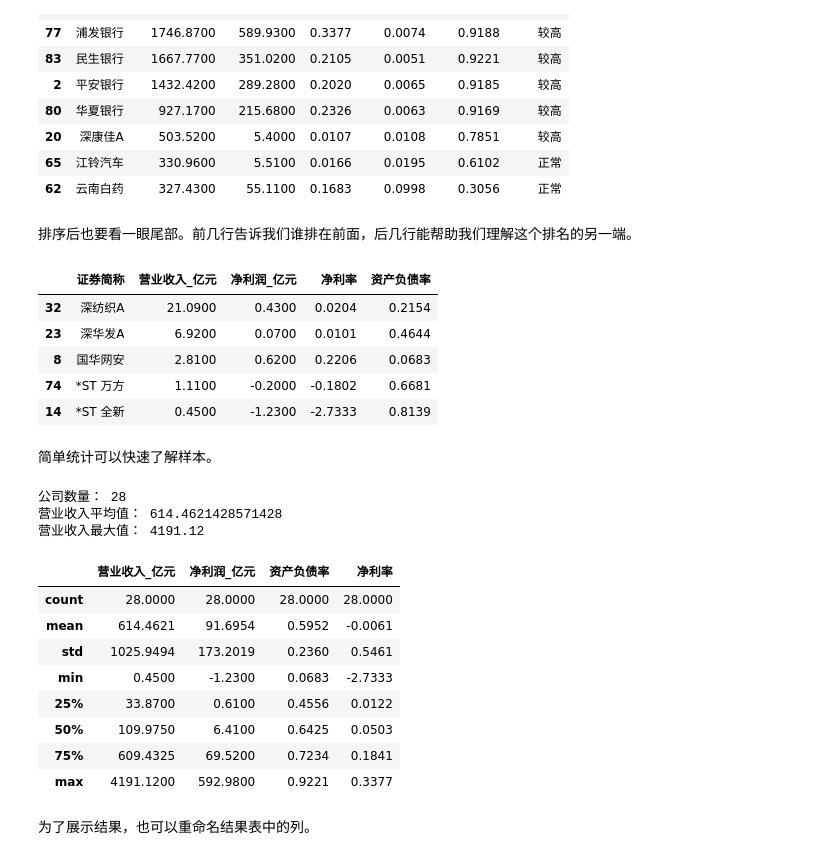
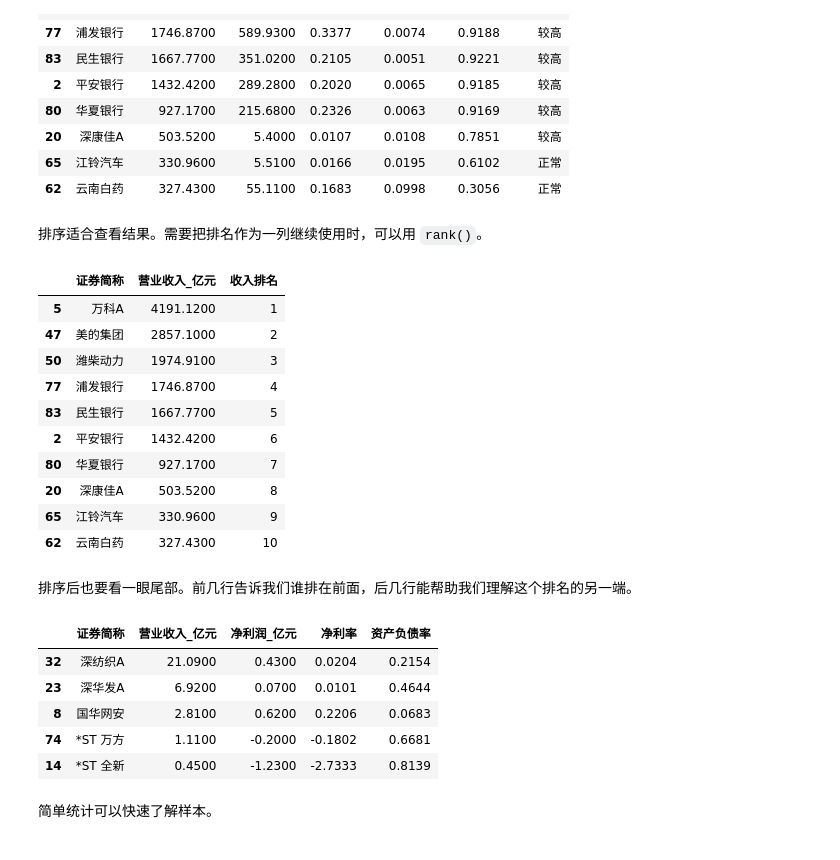
Before and after one commit to itsaquestion/py4ss_v4, a Jupyter notebook: 新章节编辑/pandas/pandas_finance_to_analysis.ipynb, the cells around one changed output. Drawn from its saved outputs; the diff is of its cells as text; code cells hidden in the pictures.

```diff
--- a/新章节编辑/pandas/pandas_finance_to_analysis.ipynb
+++ b/新章节编辑/pandas/pandas_finance_to_analysis.ipynb
@@ -316,41 +316,40 @@ finance_2020_rank[[
 | 65 | 江铃汽车 | 330.9600 | 5.5100 | 0.0166 | 0.0195 | 0.6102 | 正常 |
 | 62 | 云南白药 | 327.4300 | 55.1100 | 0.1683 | 0.0998 | 0.3056 | 正常 |
 # %% [markdown]
-排序后也要看一眼尾部。前几行告诉我们谁排在前面，后几行能帮助我们理解这个排名的另一端。
+排序适合查看结果。需要把排名作为一列继续使用时，可以用 `rank()`。
 # %%
-finance_2020_rank[[
-    "证券简称", "营业收入_亿元", "净利润_亿元", "净利率", "资产负债率"
-]].tail(5)
+finance_2020_rank["收入排名"] = (
+    finance_2020_rank["营业收入_亿元"]
+    .rank(ascending=False, method="min")
+    .astype(int)
+)
+
+finance_2020_rank[["证券简称", "营业收入_亿元", "收入排名"]].head(10)
 # %% [output]
-|  | 证券简称 | 营业收入_亿元 | 净利润_亿元 | 净利率 | 资产负债率 |
-| 32 | 深纺织A | 21.0900 | 0.4300 | 0.0204 | 0.2154 |
-| 23 | 深华发A | 6.9200 | 0.0700 | 0.0101 | 0.4644 |
-| 8 | 国华网安 | 2.8100 | 0.6200 | 0.2206 | 0.0683 |
-| 74 | *ST 万方 | 1.1100 | -0.2000 | -0.1802 | 0.6681 |
-| 14 | *ST 全新 | 0.4500 | -1.2300 | -2.7333 | 0.8139 |
+|  | 证券简称 | 营业收入_亿元 | 收入排名 |
+| 5 | 万科A | 4191.1200 | 1 |
+| 47 | 美的集团 | 2857.1000 | 2 |
+| 50 | 潍柴动力 | 1974.9100 | 3 |
+| 77 | 浦发银行 | 1746.8700 | 4 |
+| 83 | 民生银行 | 1667.7700 | 5 |
+| 2 | 平安银行 | 1432.4200 | 6 |
+| 80 | 华夏银行 | 927.1700 | 7 |
+| 20 | 深康佳A | 503.5200 | 8 |
+| 65 | 江铃汽车 | 330.9600 | 9 |
+| 62 | 云南白药 | 327.4300 | 10 |
 # %% [markdown]
-简单统计可以快速了解样本。
+排序后也要看一眼尾部。前几行告诉我们谁排在前面，后几行能帮助我们理解这个排名的另一端。
 # %%
-finance_2020 = finance[finance["年份"] == 2020]
-
-print("公司数量：", finance_2020["证券简称"].nunique())
-print("营业收入平均值：", finance_2020["营业收入_亿元"].mean())
-print("营业收入最大值：", finance_2020["营业收入_亿元"].max())
-
-finance_2020[["营业收入_亿元", "净利润_亿元", "资产负债率", "净利率"]].describe()
+finance_2020_rank[[
+    "证券简称", "营业收入_亿元", "净利润_亿元", "净利率", "资产负债率"
+]].tail(5)
 # %% [output]
-公司数量： 28
-营业收入平均值： 614.4621428571428
-营业收入最大值： 4191.12
-|  | 营业收入_亿元 | 净利润_亿元 | 资产负债率 | 净利率 |
-| count | 28.0000 | 28.0000 | 28.0000 | 28.0000 |
-| mean | 614.4621 | 91.6954 | 0.5952 | -0.0061 |
-| std | 1025.9494 | 173.2019 | 0.2360 | 0.5461 |
-| min | 0.4500 | -1.2300 | 0.0683 | -2.7333 |
-| 25% | 33.8700 | 0.6100 | 0.4556 | 0.0122 |
-| 50% | 109.9750 | 6.4100 | 0.6425 | 0.0503 |
-| 75% | 609.4325 | 69.5200 | 0.7234 | 0.1841 |
-| max | 4191.1200 | 592.9800 | 0.9221 | 0.3377 |
+|  | 证券简称 | 营业收入_亿元 | 净利润_亿元 | 净利率 | 资产负债率 |
+| 32 | 深纺织A | 21.0900 | 0.4300 | 0.0204 | 0.2154 |
+| 23 | 深华发A | 6.9200 | 0.0700 | 0.0101 | 0.4644 |
+| 8 | 国华网安 | 2.8100 | 0.6200 | 0.2206 | 0.0683 |
+| 74 | *ST 万方 | 1.1100 | -0.2000 | -0.1802 | 0.6681 |
+| 14 | *ST 全新 | 0.4500 | -1.2300 | -2.7333 | 0.8139 |
 # %% [markdown]
-为了展示结果，也可以重命名结果表中的列。
+简单统计可以快速了解样本。
 # %%
```
Also changed, not shown: parts of 118 cells of this notebook, 6 other files.
